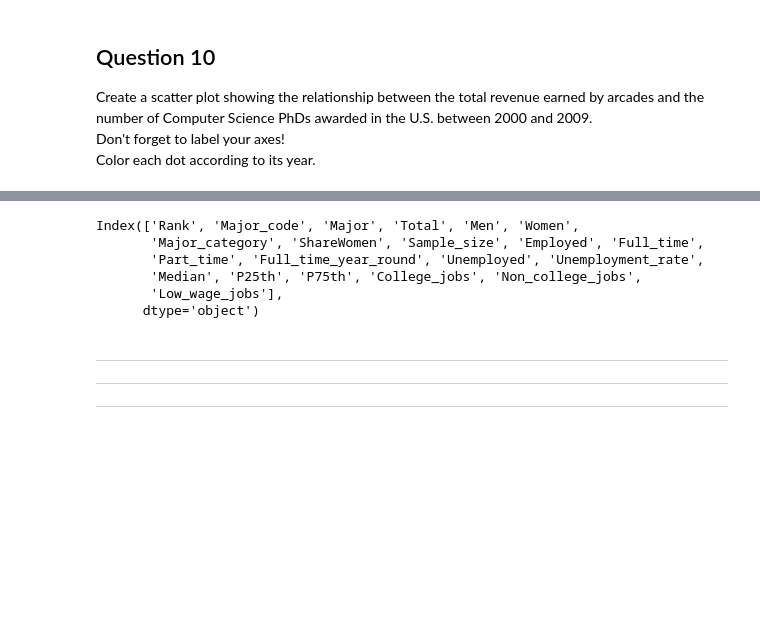
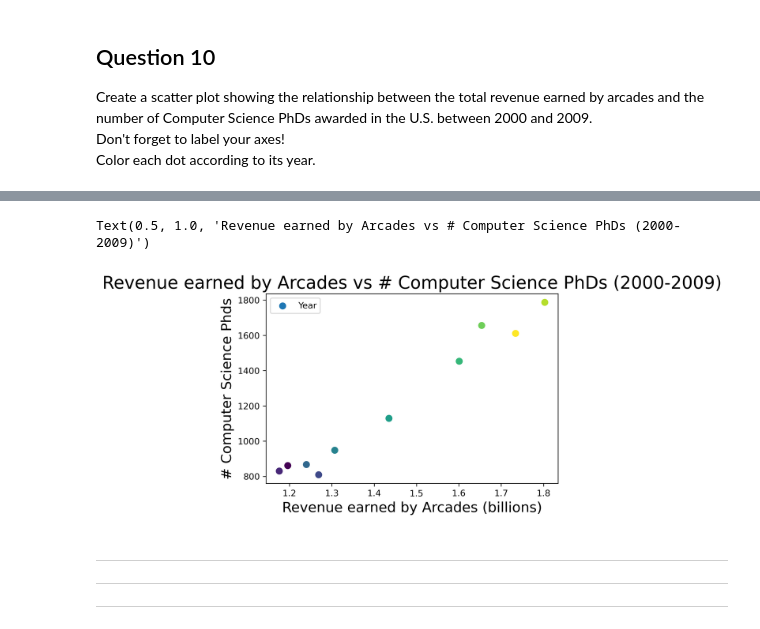
Before and after one commit to HSD-BDAT/HarmilapSingh.Dhaliwal.BDAT1004PS03, a Jupyter notebook: PS_03.ipynb, the cells around one changed output, grey strips where cells are left out. Saved outputs shown, nothing was run; the diff lists cells and outputs as text; code cells hidden in the pictures; blank space fills up the shorter version.

```diff
--- a/PS_03.ipynb
+++ b/PS_03.ipynb
@@ -921,12 +928,23 @@ arcade
-# %%
-arcade.columns
-# %% [output]
-Index(['Rank', 'Major_code', 'Major', 'Total', 'Men', 'Women',
-       'Major_category', 'ShareWomen', 'Sample_size', 'Employed', 'Full_time',
-       'Part_time', 'Full_time_year_round', 'Unemployed', 'Unemployment_rate',
-       'Median', 'P25th', 'P75th', 'College_jobs', 'Non_college_jobs',
-       'Low_wage_jobs'],
-      dtype='object')
+# %%
+import matplotlib.pyplot as plt
+import numpy as np
+
+import pandas as pd
+arcade = pd.read_csv('input/arcade-revenue-vs-cs-doctorates.csv')
+
+plt.rcParams['figure.dpi'] = 300
+
+fig, ax = plt.subplots()
+ax.scatter(arcade['Total Arcade Revenue (billions)'], arcade['Computer Science Doctorates Awarded (US)'],
+           label = 'Year', linewidth = 2, c = arcade.Year)
+
+plt.xlabel('Revenue earned by Arcades (billions)', size = 16)
+plt.ylabel('# Computer Science Phds', size = 16)
+ax.legend()
+ax.set_title('Revenue earned by Arcades vs # Computer Science PhDs (2000-2009)', size = 20)
+# %% [output]
+Text(0.5, 1.0, 'Revenue earned by Arcades vs # Computer Science PhDs (2000-2009)')
+[figure, added]
 # %% [markdown]
 ---
 ---
```
Also changed, not shown: parts of 19 cells of this notebook, 2 other files.
